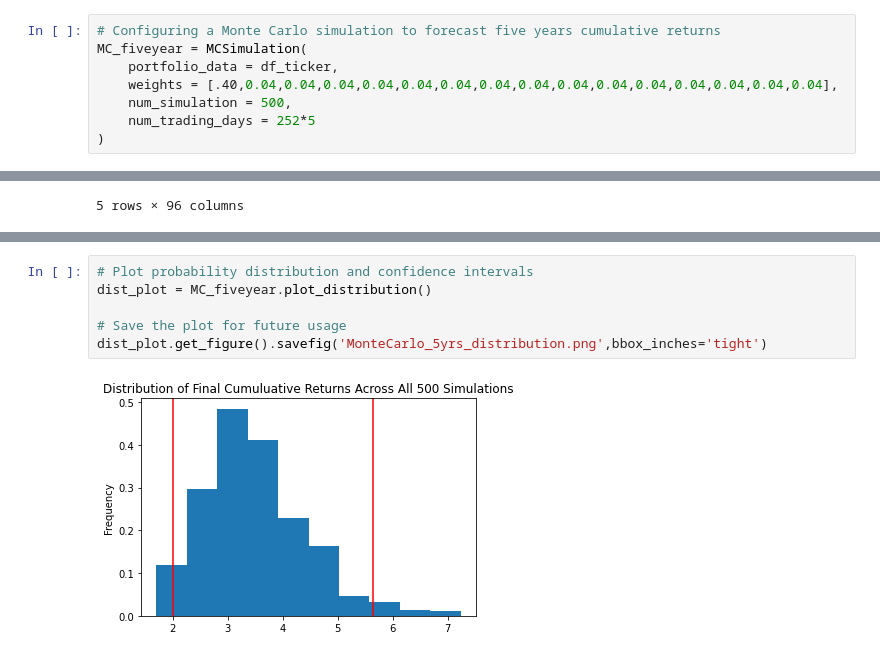
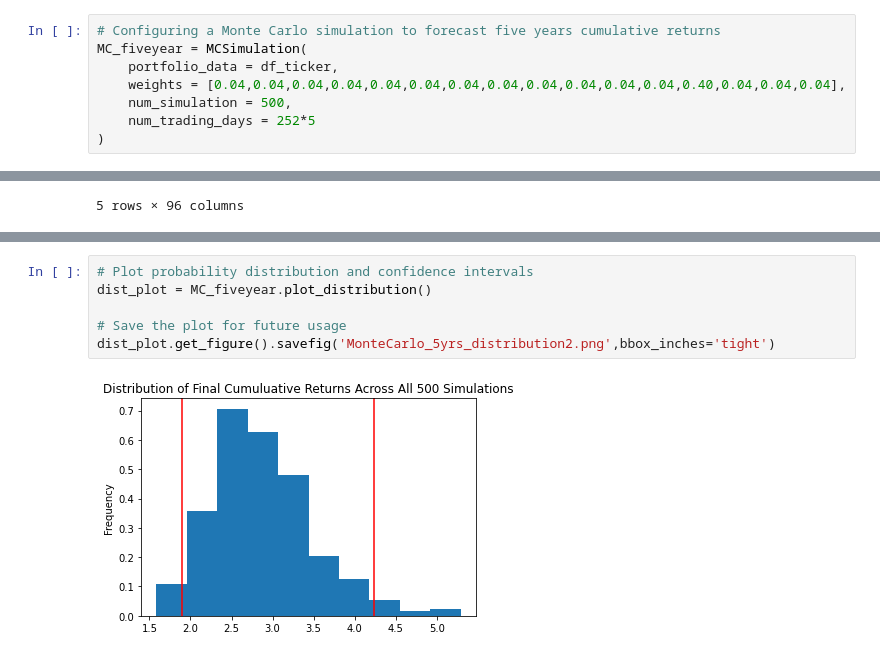
Before and after one commit to Philabraham2/Project-1, a Jupyter notebook: CSVs/MonteCarloSimulation.ipynb, the cells around one changed output, grey strips where cells are left out. Cells and saved outputs as stored; diff of their text form.

Commit message:
Changed the weight trouble in monte carlo sSimulation

```diff
--- a/CSVs/MonteCarloSimulation.ipynb
+++ b/CSVs/MonteCarloSimulation.ipynb
@@ -81,7 +67,7 @@ Subclasses:
 # Configuring a Monte Carlo simulation to forecast five years cumulative returns
 MC_fiveyear = MCSimulation(
     portfolio_data = df_ticker,
-    weights = [.40,0.04,0.04,0.04,0.04,0.04,0.04,0.04,0.04,0.04,0.04,0.04,0.04,0.04,0.04,0.04],
+    weights = [0.04,0.04,0.04,0.04,0.04,0.04,0.04,0.04,0.04,0.04,0.04,0.04,0.40,0.04,0.04,0.04],
     num_simulation = 500,
     num_trading_days = 252*5
 )
@@ -142,10 +126,10 @@ line_plot.get_figure().savefig("MonteCarlo_5yrs_simulation.png", bbox_inches="ti
 # %%
 # Plot probability distribution and confidence intervals
 dist_plot = MC_fiveyear.plot_distribution()
 
 # Save the plot for future usage
-dist_plot.get_figure().savefig('MonteCarlo_5yrs_distribution.png',bbox_inches='tight')
+dist_plot.get_figure().savefig('MonteCarlo_5yrs_distribution2.png',bbox_inches='tight')
 # %% [output]
-[figure, old version]
+[figure, new version]
 # %%
 # Fetch summary statistics from the Monte Carlo simulation results
```
Also changed, not shown: parts of 5 cells of this notebook, 3 other files.
